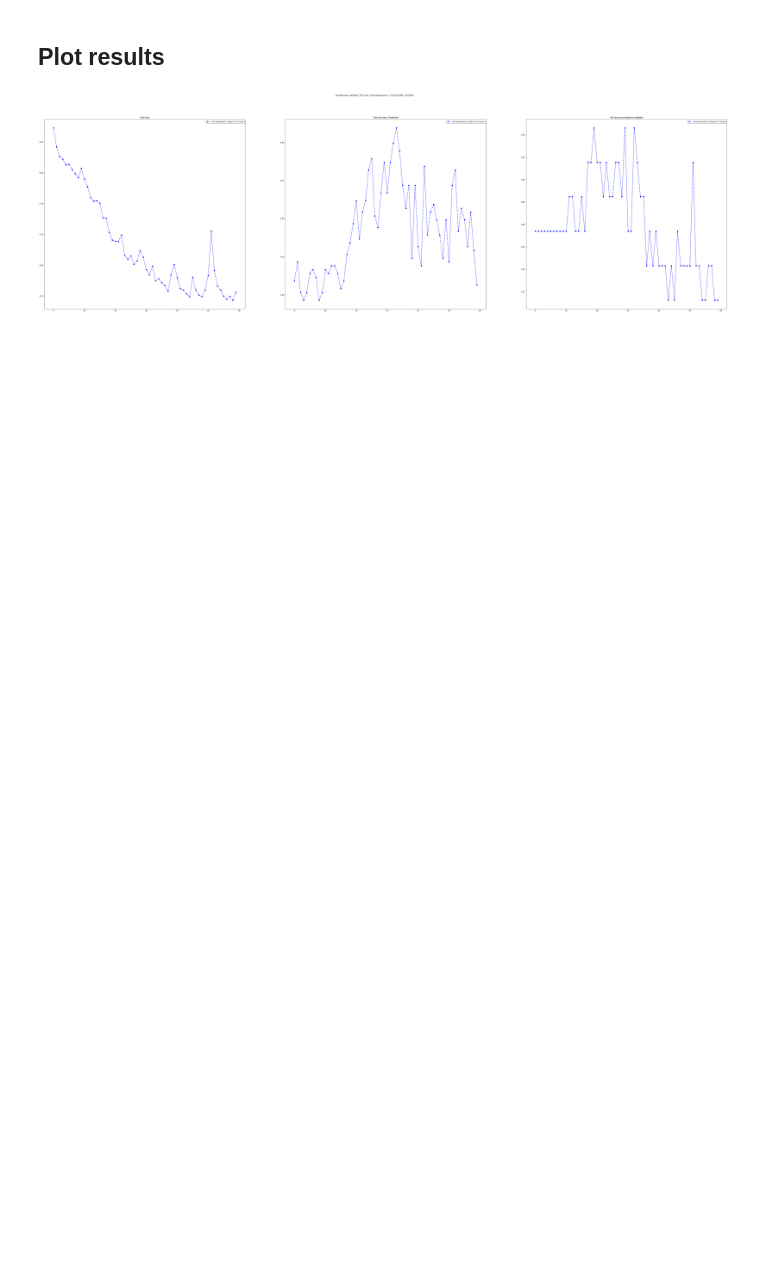
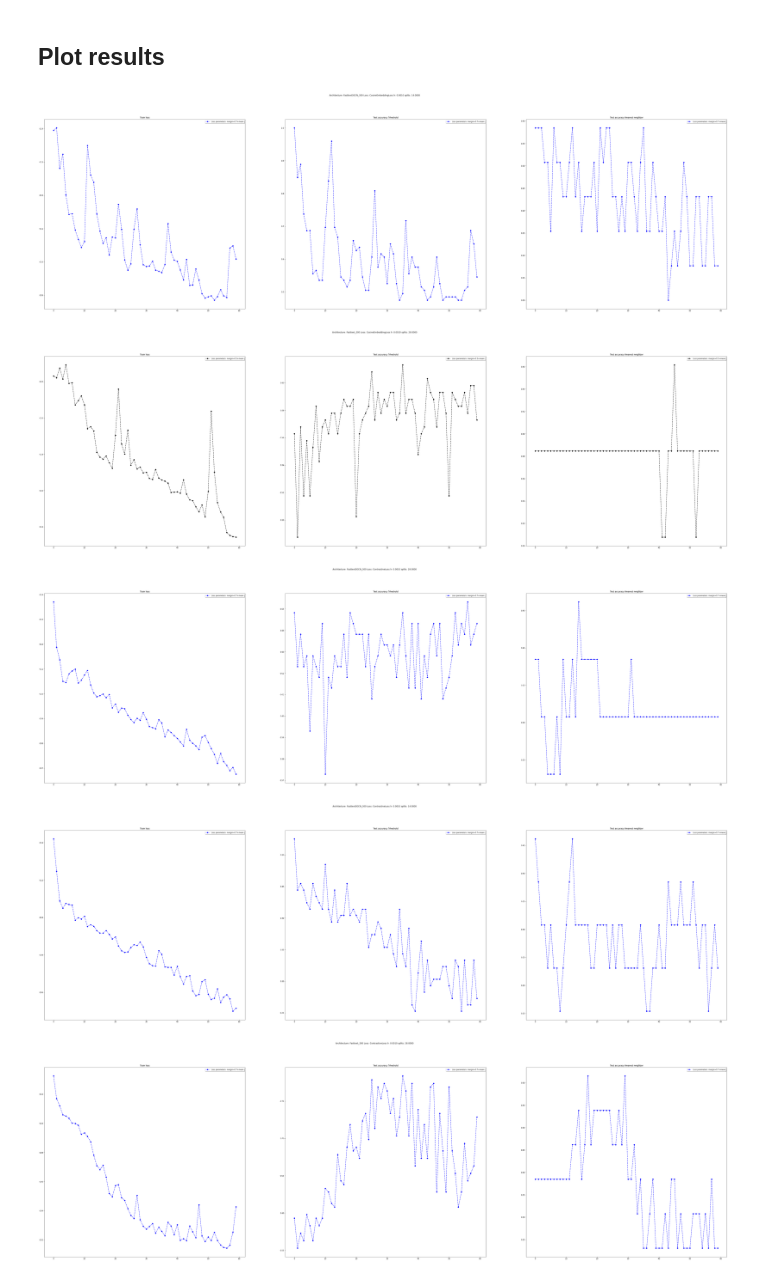
Before and after one commit to srpablino/gcnsm, a Jupyter notebook: step3_plot_results.ipynb, the cells around one changed output. Drawn from its saved outputs; the diff is of its cells as text; code cells hidden in the pictures; blank space fills up the shorter version.

```diff
--- a/step3_plot_results.ipynb
+++ b/step3_plot_results.ipynb
@@ -14,10 +14,10 @@ loss_parameters = ["1.0+mean","0.0+mean","0.7+mean","0.7+sum","0.3+mean","0.5+me
 colors = ["red","green","blue","darkblue","orange","black"]
 learning_rates = ["0.0010","0.0007","0.0100"]
 splits = ["28.0000","14.0000"]
-archi = ["Fasttext_300","Fasttext_150"]
+archi = ["Fasttext3GCN_300","Fasttext_300","Fasttext_150"]
 strategy = ["isolation","random"]
 sampling = 2
-path = "./results/"
+path = "./results/05_03_tests_isolated/"
 for lf in loss_functions:
     for a in archi:
         for s in splits:
@@ -36,31 +36,35 @@ for lf in loss_functions:
                 if not content:
                     continue
 
                 fig1, axs = plt.subplots(1, 3, figsize=(70, 20), facecolor='w', edgecolor='k')
                 for lp in range(len(loss_parameters)):
                     file_name = "net_name:"+a+"|batch_splits:"+s+"|lr:"+lr+"|loss_name:"+lf+"|loss_parameters:"+loss_parameters[lp]
                     #{'epoch': 0, 'loss': 0.07563, 'acc': 0.54412, 'acc2': 0.36527, 'time_epoch': 268.2493, 'time_total': 268.2493}
                     try:
                         df_results0 = reading(path+file_name+".txt")
                     except:
                         continue
                     loss = list(x["loss"] for x in df_results0)
                     acc = list(x["acc"] for x in df_results0)
                     acc2 = list(x["acc2"] for x in df_results0)
 
                     fig1.suptitle("Architecture: "+ a+ " Loss: "+lf+" lr: "+lr+" splits: "+s)
                     axs[0].plot(range(0,len(df_results0)), loss, marker="o", c=colors[lp],  linestyle='--', label=" Loss parameters: margin="+loss_parameters[lp])
                     axs[1].plot(range(0,len(df_results0)), acc, marker="o", c=colors[lp],  linestyle='--', label=" Loss parameters: margin="+loss_parameters[lp])
                     axs[2].plot(range(0,len(df_results0)), acc2, marker="o", c=colors[lp],  linestyle='--', label=" Loss parameters: margin="+loss_parameters[lp])
 
                     axs[0].set_title("Train loss")
                     axs[1].set_title("Test accuracy Trheshold")
                     axs[2].set_title("Test accuracy Nearest neighbor")
 
                     leg = axs[0].legend(loc='best', ncol=1, shadow=True, fancybox=True)
                     leg = axs[1].legend(loc='best', ncol=1, shadow=True, fancybox=True)
                     leg = axs[2].legend(loc='best', ncol=1, shadow=True, fancybox=True)
 
                 fig1.savefig(path+"net_name:"+a+"|batch_splits:"+s+"|lr:"+lr+"|loss_name:"+lf+".png",pad_inches = 0)
 # %% [output]
-[figure, old version]
+[figure, new version]
+[figure, added]
+[figure, added]
+[figure, added]
+[figure, added]
```
Also changed, not shown: parts of 1 cell of this notebook, 33 other files.
